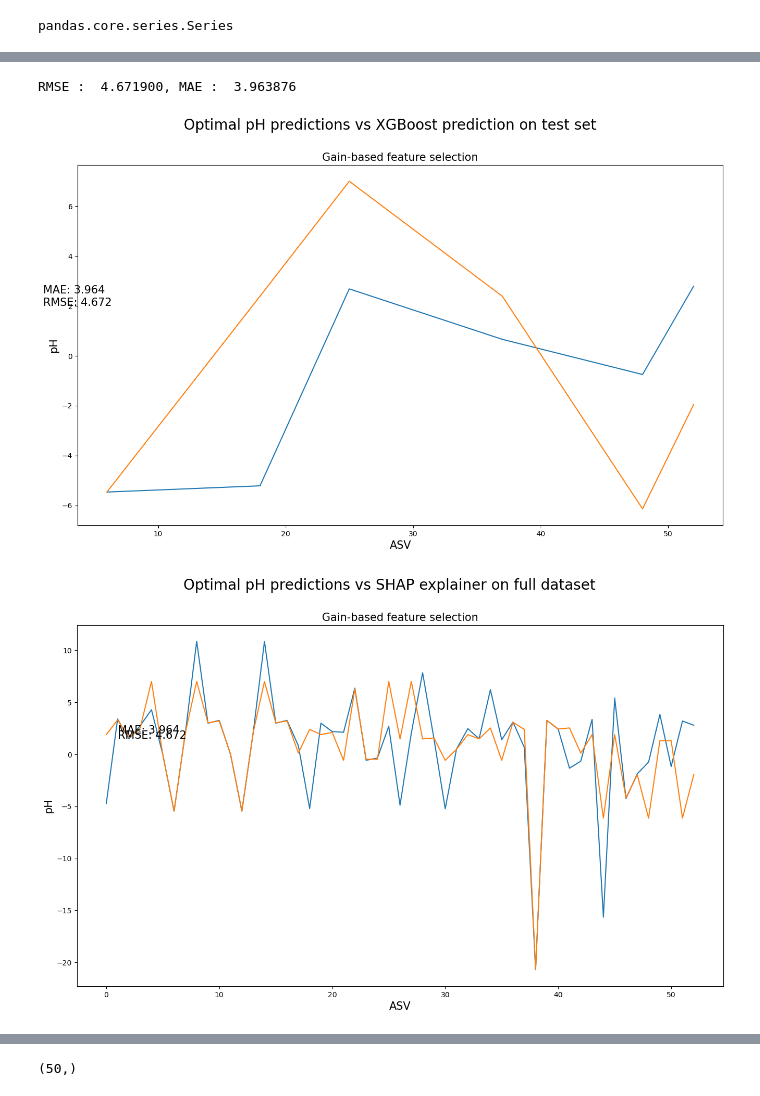
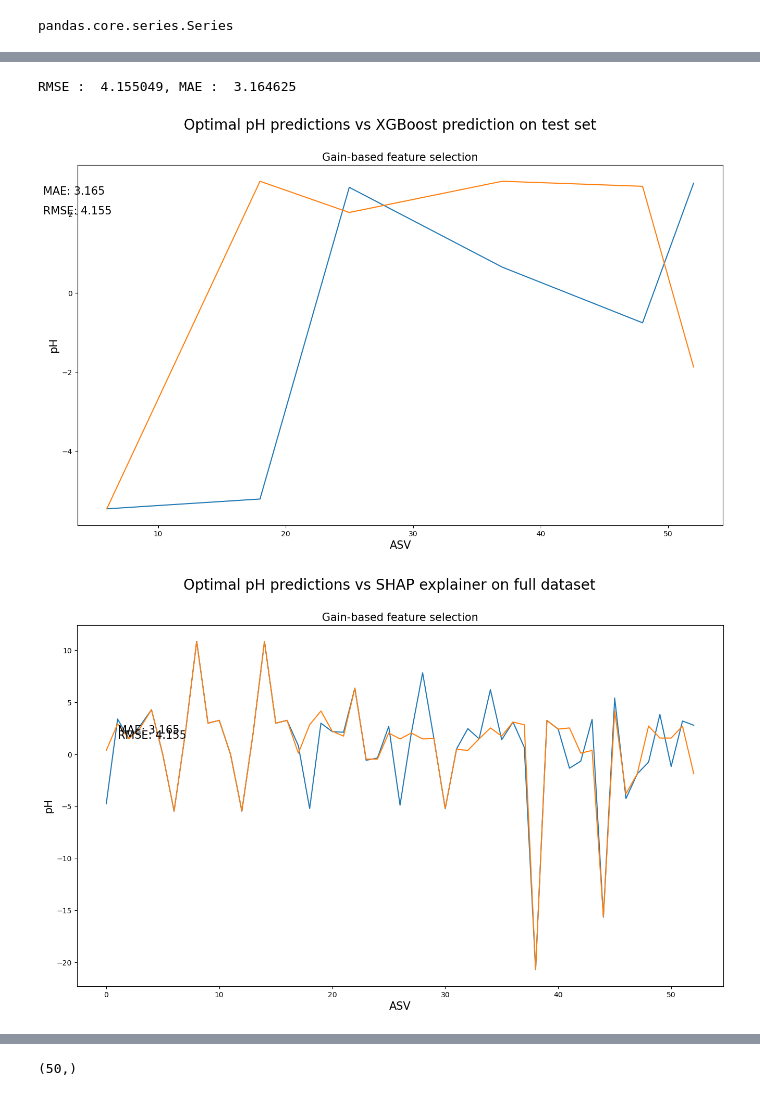
Before and after one commit to xug15/BCP, a Jupyter notebook: script/learn_code_meaning.ipynb, the cells around one changed output, grey strips where cells are left out. Cells and saved outputs as stored; diff of their text form; code cells hidden in the pictures.

```diff
--- a/script/learn_code_meaning.ipynb
+++ b/script/learn_code_meaning.ipynb
@@ -143,21 +132,4 @@ df
 
 #Split data into training features and labels
 #将数据拆分为训练特征和标签
-X, y = df.loc[:, df.columns != 'pH.preference'], df['pH.preference'] # X就是没有pH.preference这列的dataframe（即训练特征）; y是pH.preference这列的dataframe（即标签）
-
-test_size = 0.1 # 使用 "test_size "变量设置测试规模。在Josep的数据中，只有 723 个观测值，说实话并不多。为了让算法有最佳机会达到更高的性能。将测试规模设置为数据集的 10%。如果有成千上万的观测数据，你可能会想提高测试规模，以避免过度拟合并提高验证质量。
-X_train, X_test, y_train, y_test = train_test_split(X, y, test_size=test_size, random_state=seed) # 参考: https://blog.csdn.net/weixin_48964486/article/details/122866347
-
-# Quick model
-model = XGBRegressor(learning_rate = 0.05, n_estimators=300, max_depth=5) # 参考：https://blog.csdn.net/Ling_Ze/article/details/126045472
-model.fit(X_train, y_train)
-
-# Predict the model
-pred = model.predict(X_test)
-
-# MAE Computation
-scores_MAE = mean_absolute_error(y_test, pred)
-
-# RMSE Computation
-scores_RMSE = np.sqrt(mean_squared_error(y_test, pred))
-print("RMSE : % f, MAE : % f" % (scores_RMSE, scores_MAE))
+X, y = df.loc[:, df.columns != 'interaction'], df['interaction'] # X就是没有interaction这列的dataframe（即训练特征）; y是interaction这列的dataframe（即标签）
@@ -165,0 +176,3 @@ RMSE :  4.226721, MAE :  3.184706
+# %%
+test_size = 0.05 # 使用 "test_size "变量设置测试规模。在Josep的数据中，只有 723 个观测值，说实话并不多。为了让算法有最佳机会达到更高的性能。将测试规模设置为数据集的 10%。如果有成千上万的观测数据，你可能会想提高测试规模，以避免过度拟合并提高验证质量。
+X_train, X_test, y_train, y_test = train_test_split(X, y, test_size=test_size, random_state=seed) # 参考: https://blog.csdn.net/weixin_48964486/article/details/122866347
@@ -522,9 +633,9 @@ mdi_mean = gainlist['mdi'].mean() # 获得总增益值（也许叫特征重要
 gainlist_subset = gainlist.loc[gainlist['mdi'] > mdi_mean] # 选取dataframe中mdi这列大于增益值平均值的所有行并存到gainlist_subset这个dataframe中
 
 gainlist_subset_list = gainlist_subset['gene'].tolist() # 将gainlist_subset的gene列，即大于增益值平均值的基因名转成列表形式
-gainlist_subset_list.append('pH.preference') # 在列表的后面增加一个名为pH.preference的元素
+gainlist_subset_list.append('interaction') # 在列表的后面增加一个名为interaction的元素
 
-gainlist.loc[gainlist['gene'].isin(gainlist_subset_list)].to_csv('gain_selection.csv') # 将gainlist这个dataframe中大于增益值平均值的基因名所在的所有行都输出到gain_selection.csv文件中
+gainlist.loc[gainlist['gene'].isin(gainlist_subset_list)].to_csv('../data/mloutput/cazy.gain_selection.csv') # 将gainlist这个dataframe中大于增益值平均值的基因名所在的所有行都输出到gain_selection.csv文件中
 # %%
 gainlist_subset_df = df[gainlist_subset_list] # 把原始df中的这些大于增益值平均值的基因所对应的所有行都提出来。即gainlist_subset_df为只有大于增益值平均值的原始df数据
 gainlist_subset_df
@@ -550,7 +661,7 @@ gainlist_subset_df
 # 这块代码跟一开始一样，就是标准的拆分训练集和特征集的代码。
 #Split data into training features and labels
 # 将数据拆分为训练特征和标签
-X_gain, y_gain = gainlist_subset_df.loc[:, gainlist_subset_df.columns != 'pH.preference'], gainlist_subset_df['pH.preference']
+X_gain, y_gain = gainlist_subset_df.loc[:, gainlist_subset_df.columns != 'interaction'], gainlist_subset_df['interaction']
 
 test_size = 0.1
 X_gain_train, X_gain_test, y_gain_train, y_gain_test = train_test_split(X_gain, y_gain, test_size=test_size, random_state=seed)
@@ -572,7 +683,7 @@ scores_gain_subset_MAE = mean_absolute_error(y_gain_test, pred_gain_subset)
 scores_gain_subset_RMSE = np.sqrt(mean_squared_error(y_gain_test, pred_gain_subset))
 print("RMSE : % f, MAE : % f" % (scores_gain_subset_RMSE, scores_gain_subset_MAE))
 # %% [output]
-RMSE :  4.671900, MAE :  3.963876
+RMSE :  4.155049, MAE :  3.164625
 # %%
 # ### Running the SHAP analysis as we did for the basic model
 # 像我们对基本模型所做的那样运行SHAP分析
@@ -590,36 +701,36 @@ shap_values_forFE = explainer.shap_values(X_gain_test)
 shap_values = explainer(X_gain_test)
 
 # create a 2D numpy array
 arr = shap_values.values
 # sum of each row
 row_totals = arr.sum(axis=1)
 row_totals = row_totals + shap_values[0].base_values
 
 shap_value_sums = pd.DataFrame(row_totals, columns = ['Shap_pH_prediction'])
 shap_value_sums = shap_value_sums.to_numpy()
 y_df = pd.DataFrame(y_gain_test)
 shap_valuecomp = y_df
 shap_valuecomp['Predicted pH'] = shap_value_sums
 
 shap_valuecomp = shap_valuecomp.sort_index(ascending=True)
 
 plt.figure(figsize=(16, 9))
-plt.plot(shap_valuecomp['pH.preference'], label = "line 2")
+plt.plot(shap_valuecomp['interaction'], label = "line 2")
 plt.plot(shap_valuecomp['Predicted pH'], label = "line 1")
 
 plt.xlabel("ASV", fontsize = 15)
 plt.ylabel("pH", fontsize = 15)
 plt.suptitle("Optimal pH predictions vs XGBoost prediction on test set", fontsize=20)
 plt.title("Gain-based feature selection", fontsize = 15)
 
 #plt.text(1, 2, r'an equation: $E=mc^2$', fontsize=15)
 plt.text(1, 2, "RMSE: %.3f" % scores_gain_subset_RMSE, fontsize=15)
 plt.text(1, 2.5, "MAE: %.3f" % scores_gain_subset_MAE, fontsize=15)
 
-plt.savefig('gain_testset.png')
+plt.savefig('../data/mloutput/cazy.gain_testset.png')
 plt.show()
 # %% [output]
-[figure, old version]
+[figure, new version]
 # %%
 explainer = shap.TreeExplainer(model_gain_subset)
 shap_values_forFE = explainer.shap_values(X_gain)
@@ -640,7 +751,7 @@ shap_valuecomp['Predicted pH (XGBoost)'] = shap_value_sums
 shap_valuecomp = shap_valuecomp.sort_index(ascending=True)
 
 plt.figure(figsize=(16, 9))
-plt.plot(shap_valuecomp['pH.preference'], label = "line 2")
+plt.plot(shap_valuecomp['interaction'], label = "line 2")
 plt.plot(shap_valuecomp['Predicted pH (XGBoost)'], label = "line 1") # 这一行代码作者提供的没有 (XGBoost)，因此，会报错找不到Predicted pH这个key类似字典那个错误。
 
 plt.xlabel("ASV", fontsize = 15)
@@ -651,9 +762,9 @@ plt.title("Gain-based feature selection", fontsize = 15)
 plt.text(1, 1.5, "RMSE: %.3f" % scores_gain_subset_RMSE, fontsize=15)
 plt.text(1, 2.0, "MAE: %.3f" % scores_gain_subset_MAE, fontsize=15)
 
-plt.savefig('gain_fullset.png')
+plt.savefig('../data/mloutput/cazy.gain_fullset.png')
 plt.show()
 # %% [output]
-[figure, old version]
+[figure, new version]
 # %%
 fig = shap.summary_plot(shap_values, X_gain, show=False)
```
Also changed, not shown: parts of 106 cells of this notebook, 46 other files.
